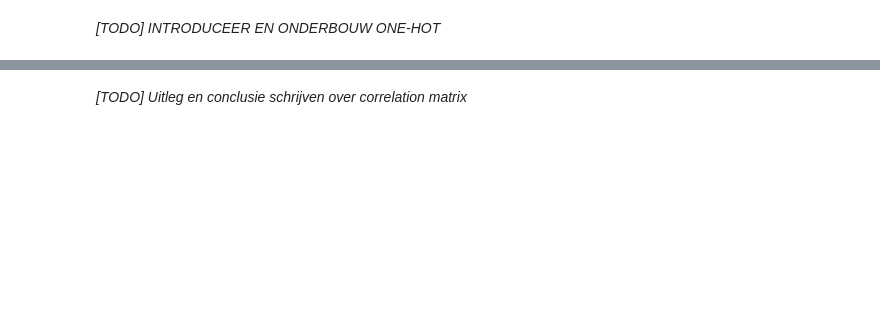
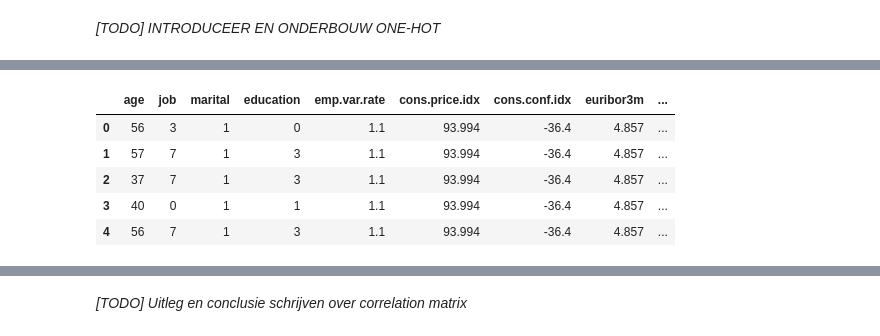
Before and after one commit to DSBE-Semester-A/DataMining, a Jupyter notebook: Assignment2/Assignment_2.ipynb, the cells around one changed output, grey strips where cells are left out. Saved outputs shown, nothing was run; the diff lists cells and outputs as text; code cells hidden in the pictures; blank space fills up the shorter version.

```diff
--- a/Assignment2/Assignment_2.ipynb
+++ b/Assignment2/Assignment_2.ipynb
@@ -293,3 +315,12 @@ Index(['age', 'emp.var.rate', 'cons.price.idx', 'cons.conf.idx', 'euribor3m',
+# %%
+df_demo_encoded.head()
+# %% [output]
+|  | age | job | marital | education | emp.var.rate | cons.price.idx | cons.conf.idx | euribor3m | ... |
+| 0 | 56 | 3 | 1 | 0 | 1.1 | 93.994 | -36.4 | 4.857 | ... |
+| 1 | 57 | 7 | 1 | 3 | 1.1 | 93.994 | -36.4 | 4.857 | ... |
+| 2 | 37 | 7 | 1 | 3 | 1.1 | 93.994 | -36.4 | 4.857 | ... |
+| 3 | 40 | 0 | 1 | 1 | 1.1 | 93.994 | -36.4 | 4.857 | ... |
+| 4 | 56 | 7 | 1 | 3 | 1.1 | 93.994 | -36.4 | 4.857 | ... |
 # %%
 # Calculate the correlation matrix
 correlation_matrix = df_demo_encoded.corr()
```
Also changed, not shown: parts of 41 cells of this notebook.
